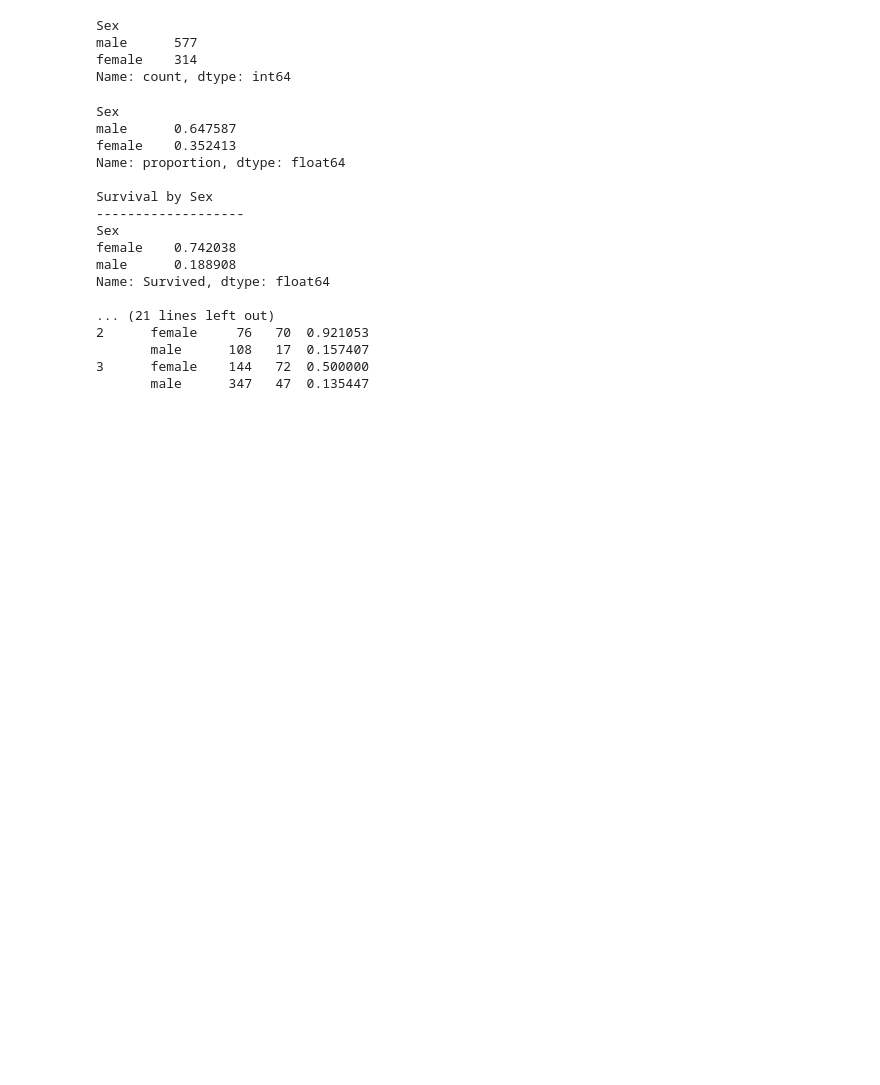
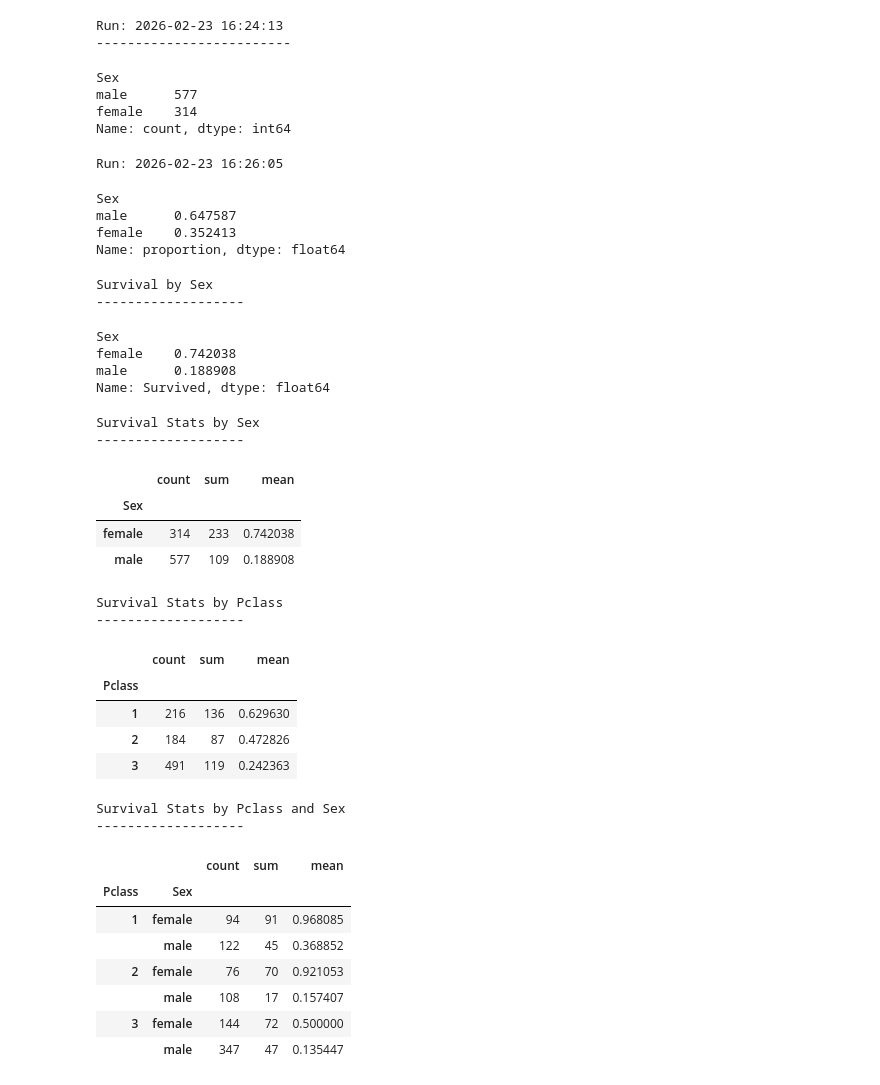
Before and after one commit to dlwim/data-science-refresher, a Jupyter notebook: projects/project-01-eda/eda_analysis.ipynb, the cells around one changed output. Saved outputs shown, nothing was run; the diff lists cells and outputs as text; code cells hidden in the pictures; blank space fills up the shorter version.

Commit message:
stats refresher progress to date

```diff
--- a/projects/project-01-eda/eda_analysis.ipynb
+++ b/projects/project-01-eda/eda_analysis.ipynb
@@ -245,51 +272,71 @@ Median: 28.00
 Mode:   24.00
 Std:    14.53
 # %%
-from datetime import datetime; print(f"Run: {datetime.now().strftime("%Y-%m-%d %H:%M:%S")}")
-# Counts
+from datetime import datetime;
+print(f"Run: {datetime.now().strftime("%Y-%m-%d %H:%M:%S")} \n-------------------------")
 df['Sex'].value_counts()
 # %% [output]
-Sex
-male      577
-female    314
-Name: count, dtype: int64
+Run: 2026-02-23 16:24:13
+-------------------------
+Sex
+male      577
+female    314
+Name: count, dtype: int64
 # %%
-from datetime import datetime; print(f"Run: {datetime.now().strftime("%Y-%m-%d %H:%M:%S")}")
+from datetime import datetime;
+print(f"Run: {datetime.now().strftime("%Y-%m-%d %H:%M:%S")}")
 # Percentages
 passenger_sex = df['Sex'].value_counts(normalize=True)
-print(passenger_sex)
+display(passenger_sex)
 
 survival_by_sex = df.groupby('Sex')['Survived'].mean()
 print ("\nSurvival by Sex\n-------------------")
-print(survival_by_sex)
+display(survival_by_sex)
 
 survival_stats_by_sex = df.groupby('Sex')['Survived'].agg(['count', 'sum', 'mean'])
 print ("\nSurvival Stats by Sex\n-------------------")
-print(survival_stats_by_sex)
+display(survival_stats_by_sex)
 
 survival_stats_by_pclass = df.groupby('Pclass')['Survived'].agg(['count', 'sum', 'mean'])
 print ("\nSurvival Stats by Pclass\n-------------------")
-print(survival_stats_by_pclass)
+display(survival_stats_by_pclass)
 
 survival_stats = df.groupby(['Pclass', 'Sex'])['Survived'].agg(['count', 'sum', 'mean'])
 print("\nSurvival Stats by Pclass and Sex\n-------------------")
-print(survival_stats)
+display(survival_stats)
 # %% [output]
-Sex
-male      0.647587
-female    0.352413
-Name: proportion, dtype: float64
-
-Survival by Sex
--------------------
-Sex
-female    0.742038
-male      0.188908
-Name: Survived, dtype: float64
-
-... (21 lines left out)
-2      female     76   70  0.921053
-       male      108   17  0.157407
-3      female    144   72  0.500000
-       male      347   47  0.135447
+Run: 2026-02-23 16:26:05
+Sex
+male      0.647587
+female    0.352413
+Name: proportion, dtype: float64
+Survival by Sex
+-------------------
+Sex
+female    0.742038
+male      0.188908
+Name: Survived, dtype: float64
+Survival Stats by Sex
+-------------------
+|  | count | sum | mean |
+| Sex |  |  |  |
+| female | 314 | 233 | 0.742038 |
+| male | 577 | 109 | 0.188908 |
+Survival Stats by Pclass
+-------------------
+|  | count | sum | mean |
+| Pclass |  |  |  |
+| 1 | 216 | 136 | 0.629630 |
+| 2 | 184 | 87 | 0.472826 |
+| 3 | 491 | 119 | 0.242363 |
+Survival Stats by Pclass and Sex
+-------------------
+|  |  | count | sum | mean |
+| Pclass | Sex |  |  |  |
+| 1 | female | 94 | 91 | 0.968085 |
+|  | male | 122 | 45 | 0.368852 |
+| 2 | female | 76 | 70 | 0.921053 |
+|  | male | 108 | 17 | 0.157407 |
+| 3 | female | 144 | 72 | 0.500000 |
+|  | male | 347 | 47 | 0.135447 |
 # %%
```
Also changed, not shown: parts of 18 cells of this notebook, 5 other files.
